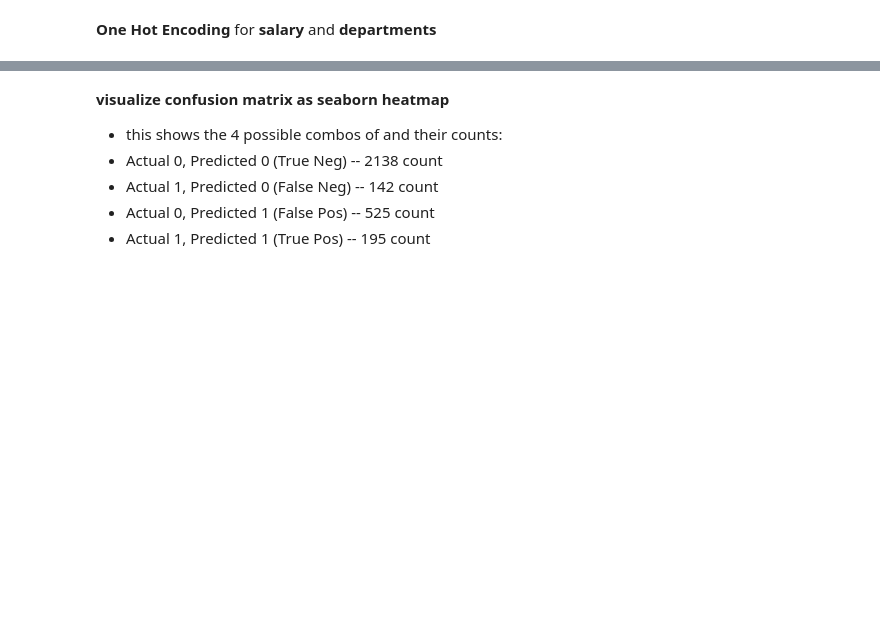
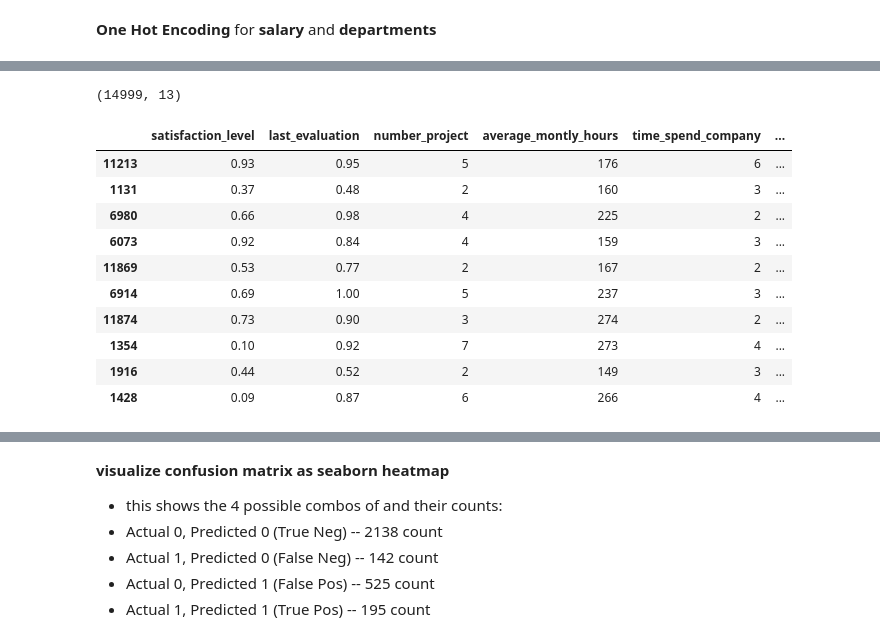
Before and after one commit to brianmccln/Python-Machine-Learning-TMobile-OCt-2025, a Jupyter notebook: __START/_ML_2.5_LogisticRegression_Predict_Employee_Retention_PROG2.ipynb, the cells around one changed output, grey strips where cells are left out. Saved outputs shown, nothing was run; the diff lists cells and outputs as text; code cells hidden in the pictures; blank space fills up the shorter version.

```diff
--- a/__START/_ML_2.5_LogisticRegression_Predict_Employee_Retention_PROG2.ipynb
+++ b/__START/_ML_2.5_LogisticRegression_Predict_Employee_Retention_PROG2.ipynb
@@ -596,6 +601,19 @@ print() # (14999, 3)
 # %%
-print() # (14999, 13)
-# hr_
+print(hr_df.shape) # (14999, 13)
+hr_df.sample(10)
+# %% [output]
+(14999, 13)
+|  | satisfaction_level | last_evaluation | number_project | average_montly_hours | time_spend_company | ... |
+| 11213 | 0.93 | 0.95 | 5 | 176 | 6 | ... |
+| 1131 | 0.37 | 0.48 | 2 | 160 | 3 | ... |
+| 6980 | 0.66 | 0.98 | 4 | 225 | 2 | ... |
+| 6073 | 0.92 | 0.84 | 4 | 159 | 3 | ... |
+| 11869 | 0.53 | 0.77 | 2 | 167 | 2 | ... |
+| 6914 | 0.69 | 1.00 | 5 | 237 | 3 | ... |
+| 11874 | 0.73 | 0.90 | 3 | 274 | 2 | ... |
+| 1354 | 0.10 | 0.92 | 7 | 273 | 4 | ... |
+| 1916 | 0.44 | 0.52 | 2 | 149 | 3 | ... |
+| 1428 | 0.09 | 0.87 | 6 | 266 | 4 | ... |
 # %%
 # correlation matrix of all cols to look for best cols for training
 # these being cols with high level of pos or neg correlation
```
Also changed, not shown: parts of 12 cells of this notebook.
